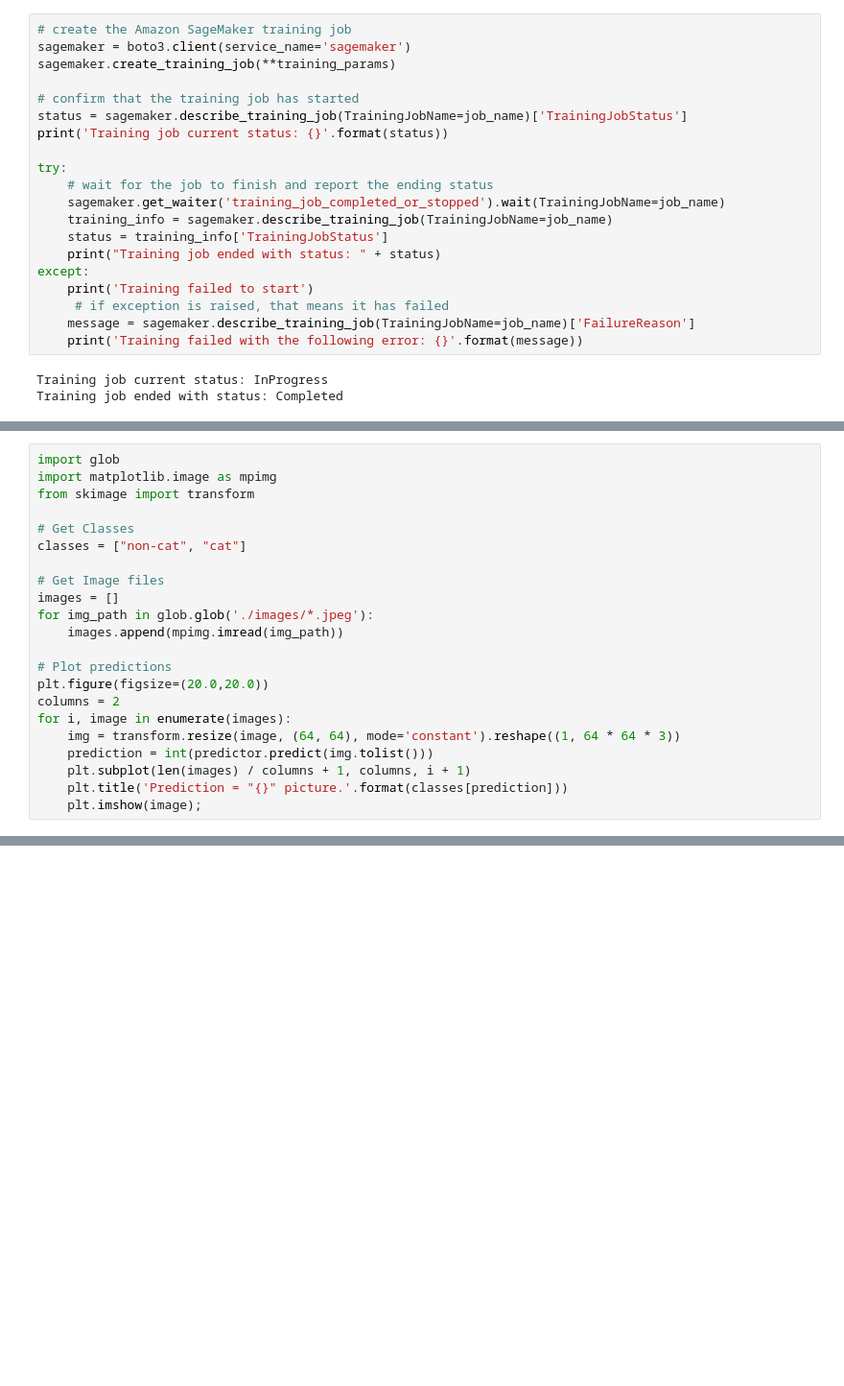
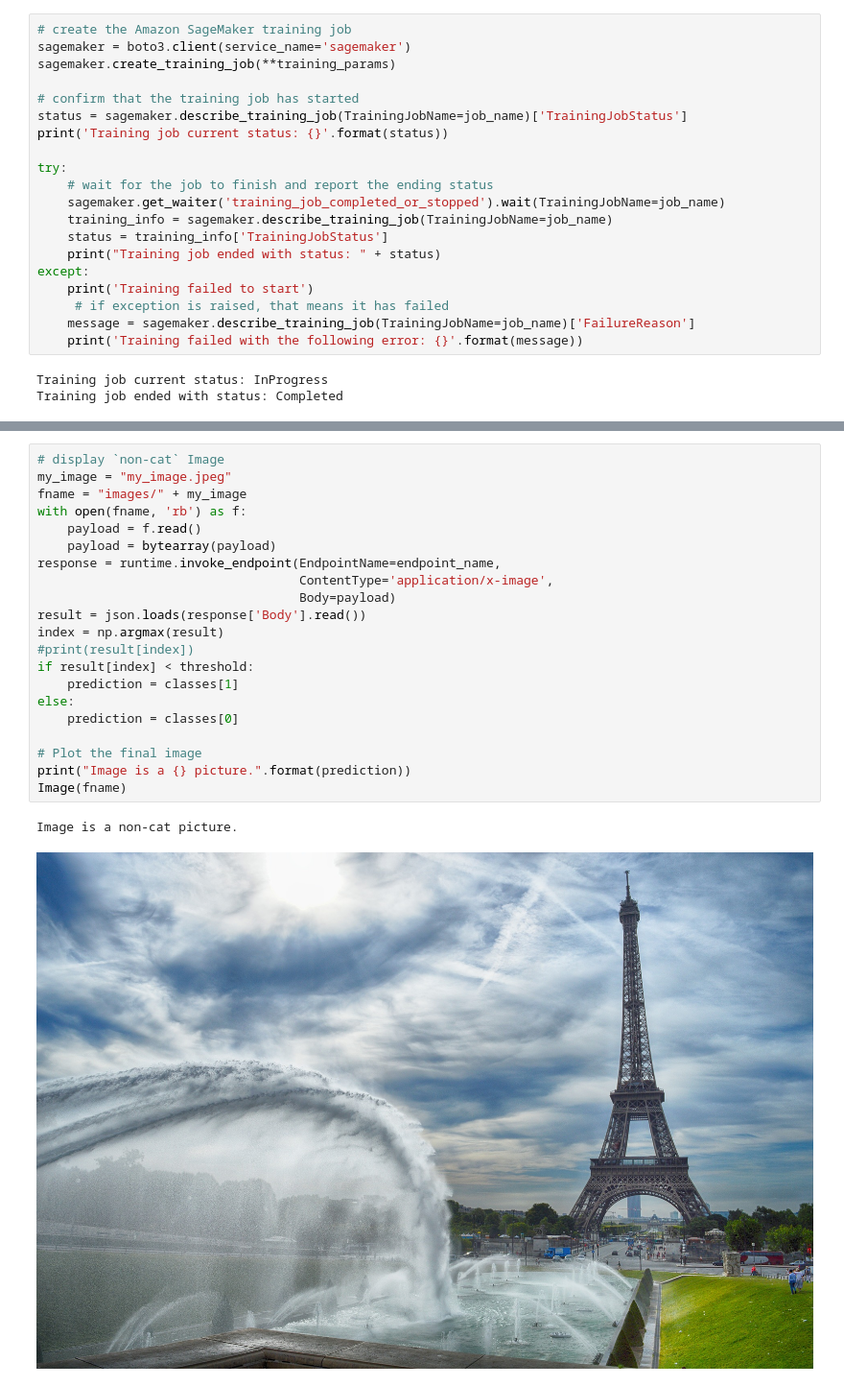
Before and after one commit to darkreapyre/itsacat, a Jupyter notebook: Notebooks/ItsaCat-SageMaker_Classifier.ipynb, the cells around one changed output, grey strips where cells are left out. Shown at 96% size. Drawn from its saved outputs; the diff is of its cells as text; blank space fills up the shorter version.

```diff
--- a/Notebooks/ItsaCat-SageMaker_Classifier.ipynb
+++ b/Notebooks/ItsaCat-SageMaker_Classifier.ipynb
@@ -437,22 +206,0 @@ The code cells below show the pseudo production classification inferences on uns
-# %%
-import glob
-import matplotlib.image as mpimg
-from skimage import transform
-
-# Get Classes
-classes = ["non-cat", "cat"]
-
-# Get Image files
-images = []
-for img_path in glob.glob('./images/*.jpeg'):
-    images.append(mpimg.imread(img_path))
-
-# Plot predictions
-plt.figure(figsize=(20.0,20.0))
-columns = 2
-for i, image in enumerate(images):
-    img = transform.resize(image, (64, 64), mode='constant').reshape((1, 64 * 64 * 3))
-    prediction = int(predictor.predict(img.tolist()))
-    plt.subplot(len(images) / columns + 1, columns, i + 1)
-    plt.title('Prediction = "{}" picture.'.format(classes[prediction]))
-    plt.imshow(image);
@@ -468,0 +329,24 @@ Now that the model has been trained and validated for production, the **Data Sci
+# %%
+# display `non-cat` Image
+my_image = "my_image.jpeg"
+fname = "images/" + my_image
+with open(fname, 'rb') as f:
+    payload = f.read()
+    payload = bytearray(payload)
+response = runtime.invoke_endpoint(EndpointName=endpoint_name,
+                                   ContentType='application/x-image',
+                                   Body=payload)
+result = json.loads(response['Body'].read())
+index = np.argmax(result)
+#print(result[index])
+if result[index] < threshold:
+    prediction = classes[1]
+else:
+    prediction = classes[0]
+
+# Plot the final image
+print("Image is a {} picture.".format(prediction))
+Image(fname)
+# %% [output]
+Image is a non-cat picture.
+[figure, added]
```
Also changed, not shown: parts of 46 cells of this notebook, 1 other file.
